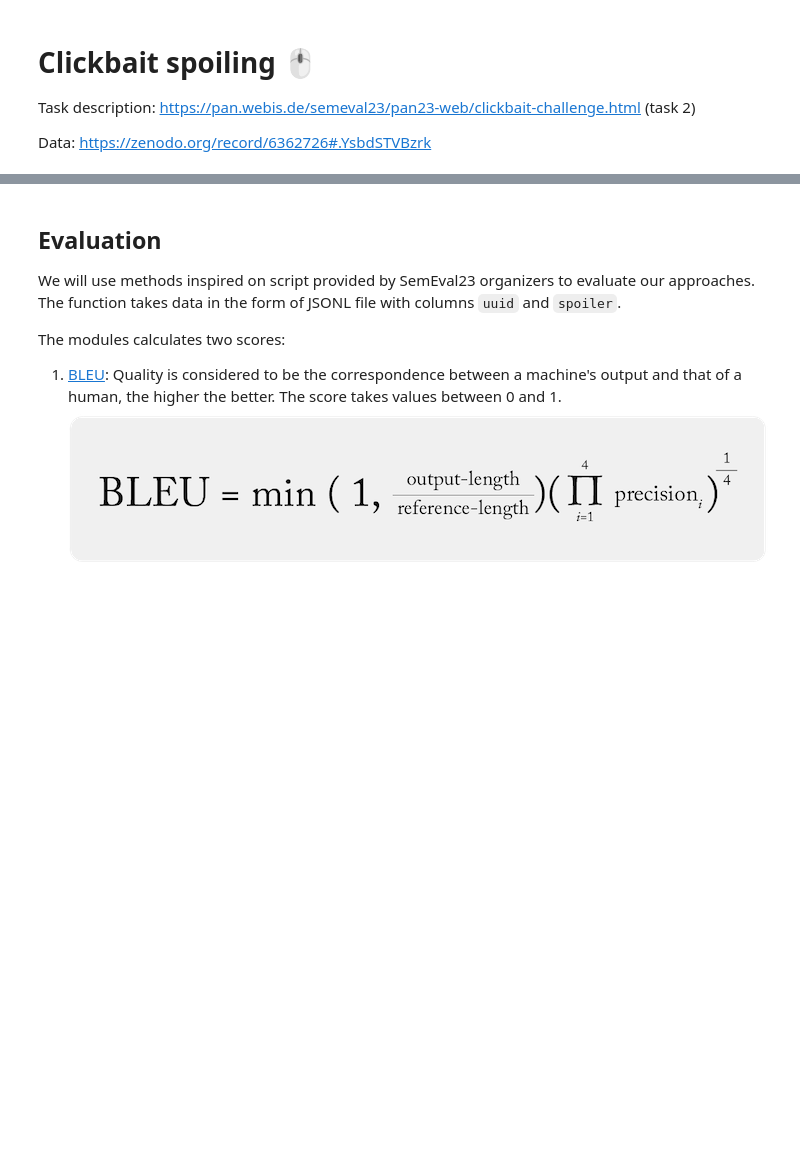
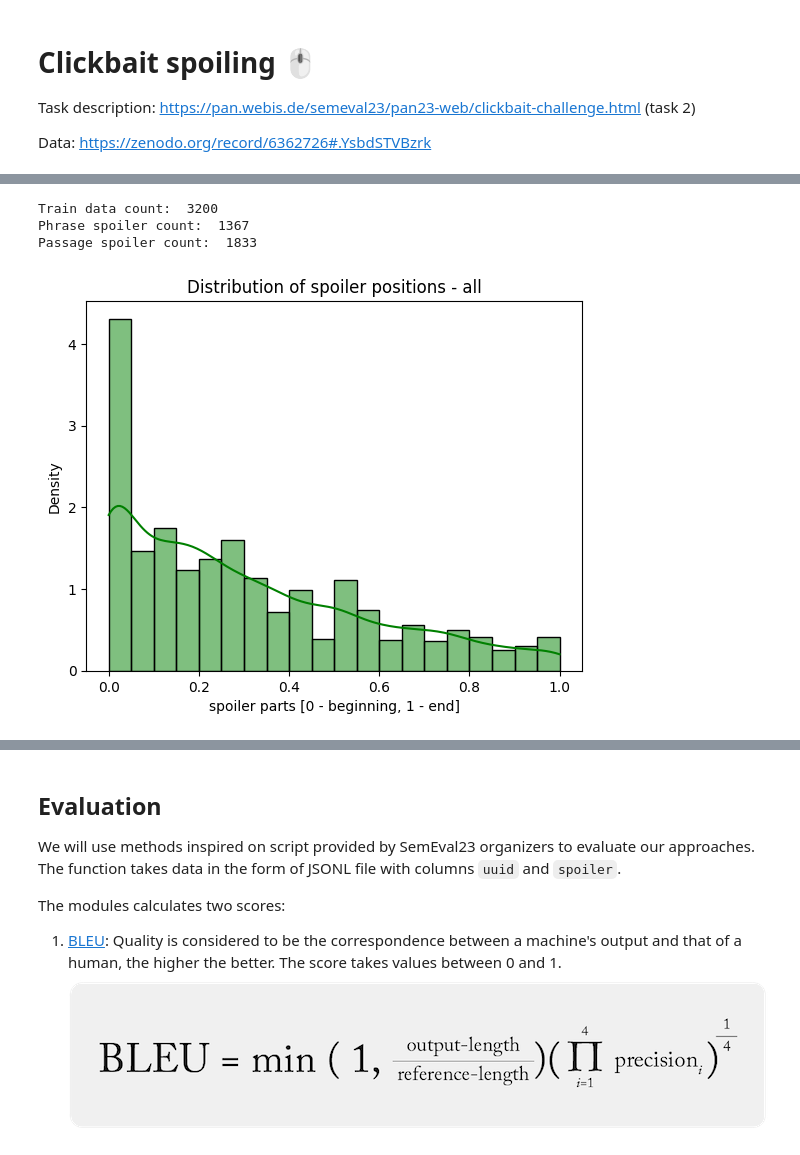
Before and after one commit to zuzg/clickbait-spoiling, a Jupyter notebook: project.ipynb, the cells around one changed output, grey strips where cells are left out. Saved outputs shown, nothing was run; the diff lists cells and outputs as text; code cells hidden in the pictures; blank space fills up the shorter version.

Commit message:
add plots

```diff
--- a/project.ipynb
+++ b/project.ipynb
@@ -19,0 +26,16 @@ from pygaggle.rerank.transformer import MonoT5, MonoBERT
+# %%
+train_df = read_data("data/train.jsonl")
+phrase_df = train_df[train_df["tags"] == 1]
+passage_df = train_df[train_df["tags"] == 0]
+# %%
+print("Train data count: ", len(train_df))
+print("Phrase spoiler count: ", len(phrase_df))
+print("Passage spoiler count: ", len(passage_df))
+# %% [output]
+Train data count:  3200
+Phrase spoiler count:  1367
+Passage spoiler count:  1833
+# %%
+get_spoiler_positions_plot([train_df], "green", ["- all"])
+# %% [output]
+[figure, added]
```
Also changed, not shown: parts of 4 cells of this notebook, 1 other file.
